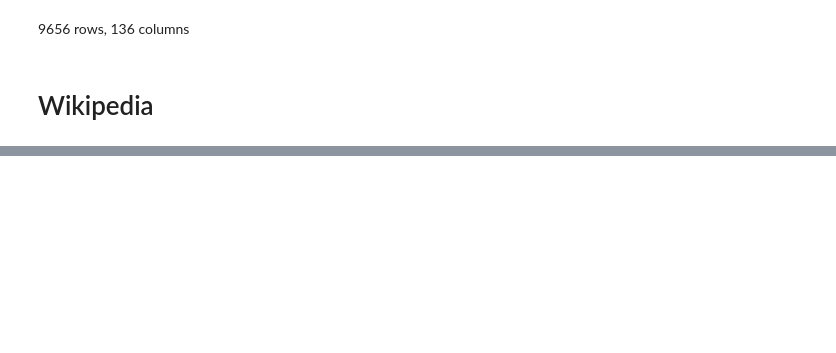
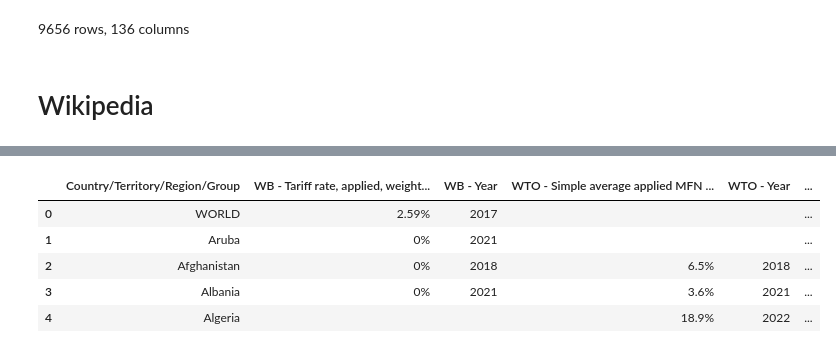
Before and after one commit to linneasandersen/dalas-project, a Jupyter notebook: DataCollection.ipynb, the cells around one changed output, grey strips where cells are left out. Cells and saved outputs as stored; diff of their text form; code cells hidden in the pictures; blank space fills up the shorter version.

```diff
--- a/DataCollection.ipynb
+++ b/DataCollection.ipynb
@@ -230,0 +303,11 @@ print(df.head())
+# %%
+# clean headers to remove references, i.e [1]
+df.columns = df.columns.str.replace(r'\[\d+\]', '', regex=True)
+display(df.head())
+# %% [output]
+|  | Country/Territory/Region/Group | WB - Tariff rate, applied, weight... | WB - Year | WTO - Simple average applied MFN ... | WTO - Year | ... |
+| 0 | WORLD | 2.59% | 2017 |  |  | ... |
+| 1 | Aruba | 0% | 2021 |  |  | ... |
+| 2 | Afghanistan | 0% | 2018 | 6.5% | 2018 | ... |
+| 3 | Albania | 0% | 2021 | 3.6% | 2021 | ... |
+| 4 | Algeria |  |  | 18.9% | 2022 | ... |
```
Also changed, not shown: parts of 9 cells of this notebook.
